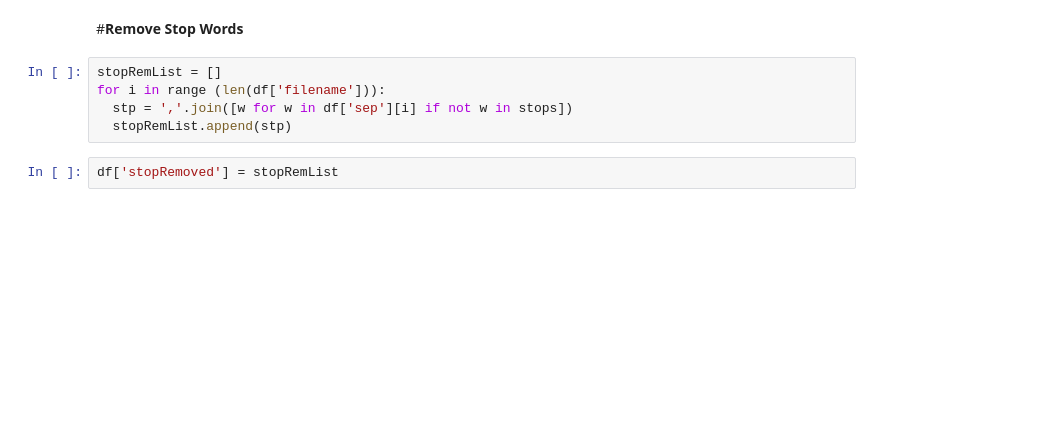
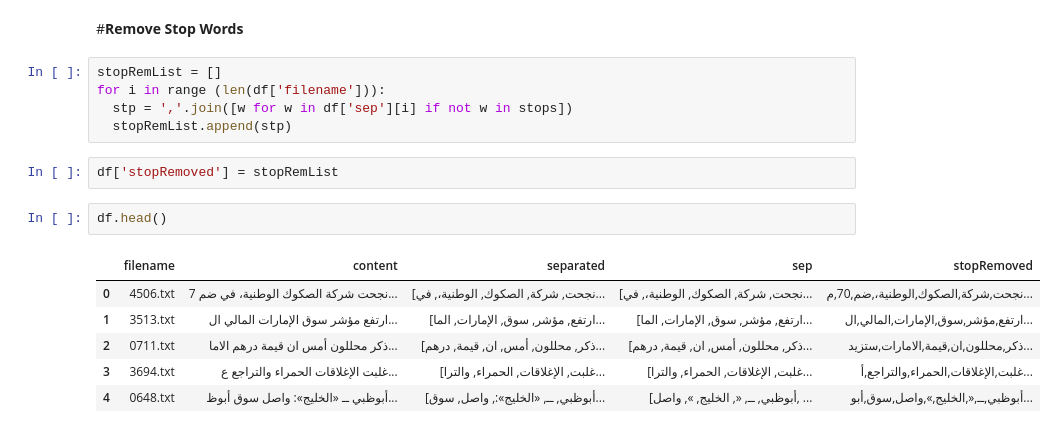
Before and after one commit to youssef204/ChatEGP, a Jupyter notebook: ms1.ipynb, the cells around one changed output. Saved outputs shown, nothing was run; the diff lists cells and outputs as text; blank space fills up the shorter version.

```diff
--- a/ms1.ipynb
+++ b/ms1.ipynb
@@ -145,3 +154,12 @@ for i in range (len(df['filename'])):
   stopRemList.append(stp)
 # %%
 df['stopRemoved'] = stopRemList
+# %%
+df.head()
+# %% [output]
+|  | filename | content | separated | sep | stopRemoved |
+| 0 | 4506.txt | نجحت شركة الصكوك الوطنية، في ضم 7... | [نجحت, شركة, الصكوك, الوطنية،, في... | [نجحت, شركة, الصكوك, الوطنية،, في... | نجحت,شركة,الصكوك,الوطنية،,ضم,70,م... |
+| 1 | 3513.txt | ارتفع مؤشر سوق الإمارات المالي ال... | [ارتفع, مؤشر, سوق, الإمارات, الما... | [ارتفع, مؤشر, سوق, الإمارات, الما... | ارتفع,مؤشر,سوق,الإمارات,المالي,ال... |
+| 2 | 0711.txt | ذكر محللون أمس ان قيمة درهم الاما... | [ذكر, محللون, أمس, ان, قيمة, درهم... | [ذكر, محللون, أمس, ان, قيمة, درهم... | ذكر,محللون,ان,قيمة,الامارات,ستزيد... |
+| 3 | 3694.txt | غلبت الإغلاقات الحمراء والتراجع ع... | [غلبت, الإغلاقات, الحمراء, والترا... | [غلبت, الإغلاقات, الحمراء, والترا... | غلبت,الإغلاقات,الحمراء,والتراجع,أ... |
+| 4 | 0648.txt | أبوظبي ــ «الخليج»: واصل سوق أبوظ... | [أبوظبي, ــ, «الخليج»:, واصل, سوق... | [أبوظبي, ــ, «, الخليج, », واصل, ... | أبوظبي,ــ,«,الخليج,»,واصل,سوق,أبو... |
```
Also changed, not shown: parts of 10 cells of this notebook.
